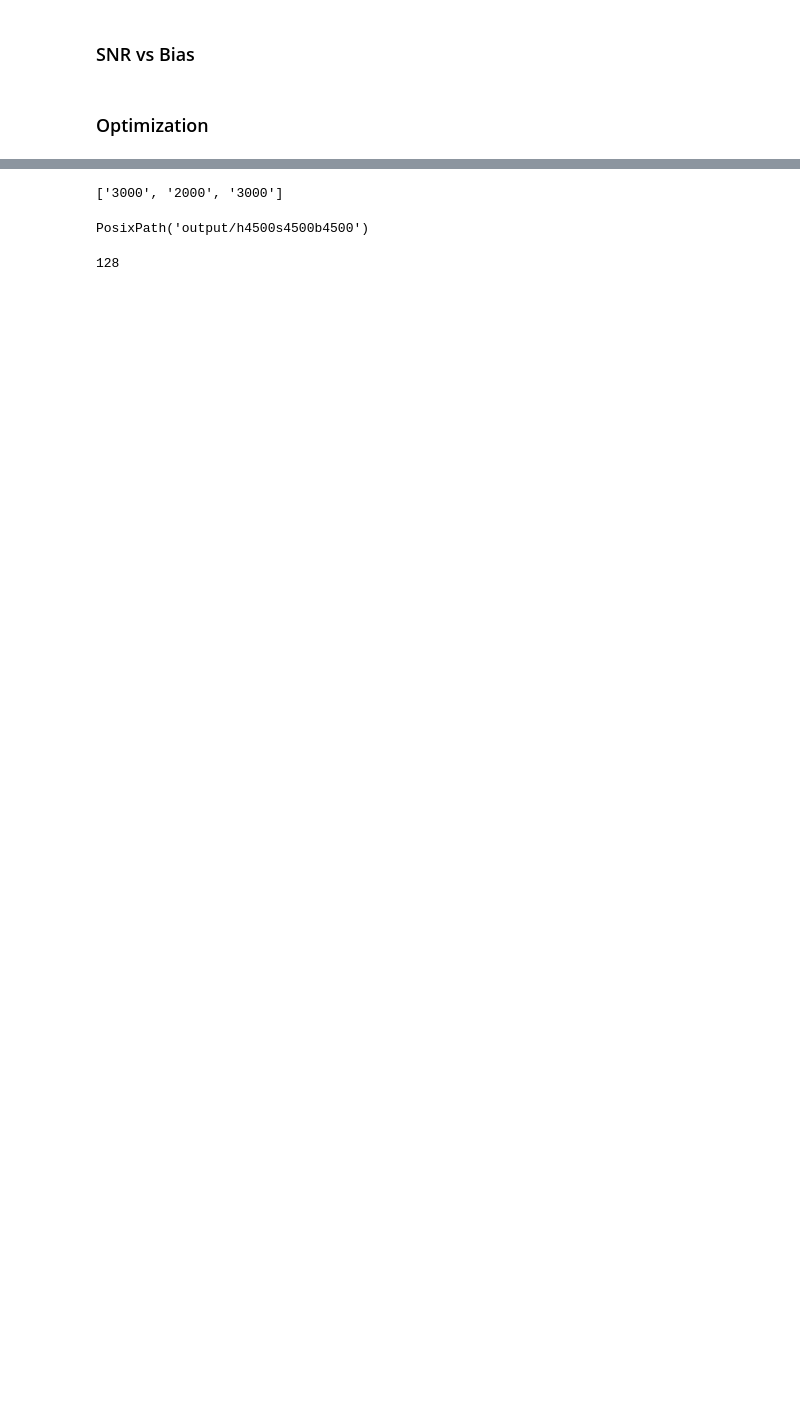
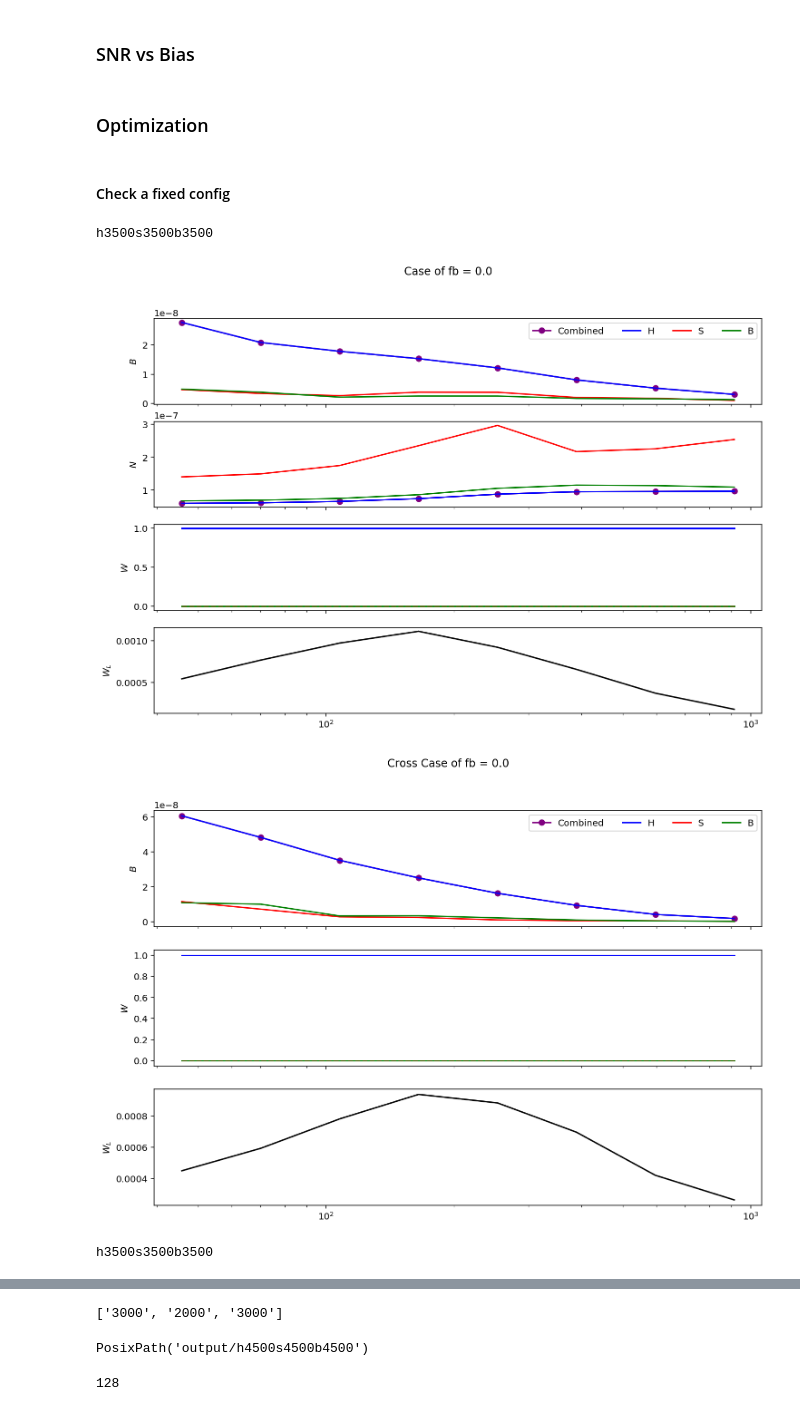
Before and after one commit to Saladino93/qelensingcomb, a Jupyter notebook: plots.ipynb, the cells around one changed output, grey strips where cells are left out. Saved outputs shown, nothing was run; the diff lists cells and outputs as text; code cells hidden in the pictures; blank space fills up the shorter version.

```diff
--- a/plots.ipynb
+++ b/plots.ipynb
@@ -641,0 +1017,14 @@ Doing shear-bh
+# %% [markdown]
+#### Check a fixed config
+# %%
+fbs = [0., 1.]
+# %%
+all_lmaxes_directories = ['h3500s3500b3500']
+# %%
+for fb in fbs:
+    plot_fixed(fb, all_lmaxes_directories)
+# %% [output]
+h3500s3500b3500
+[figure, added]
+[figure, added]
+h3500s3500b3500
```
Also changed, not shown: parts of 41 cells of this notebook, 4 other files.
